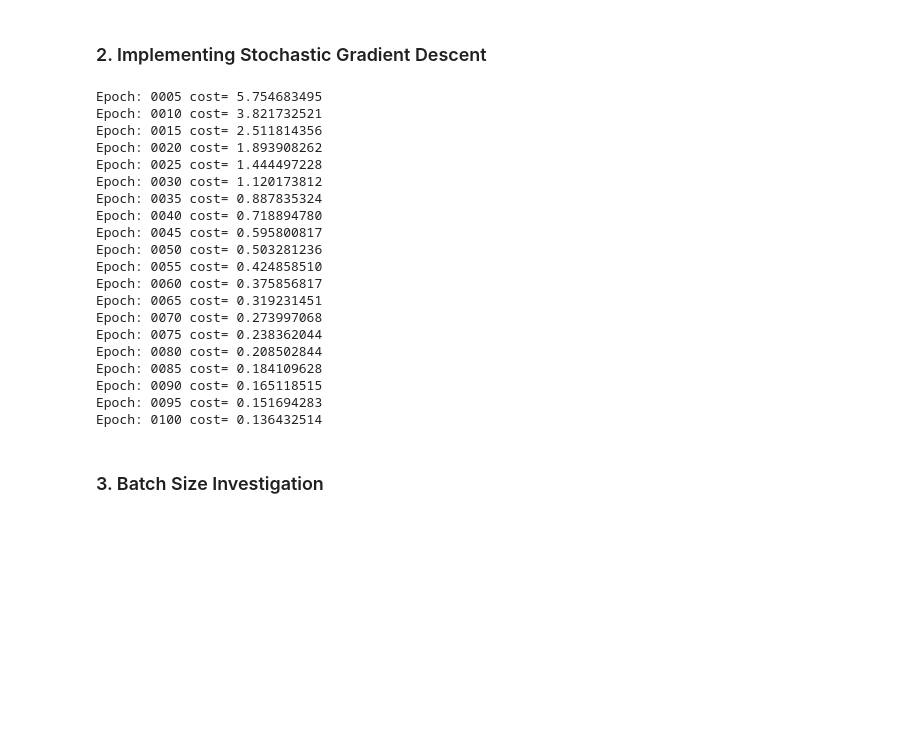
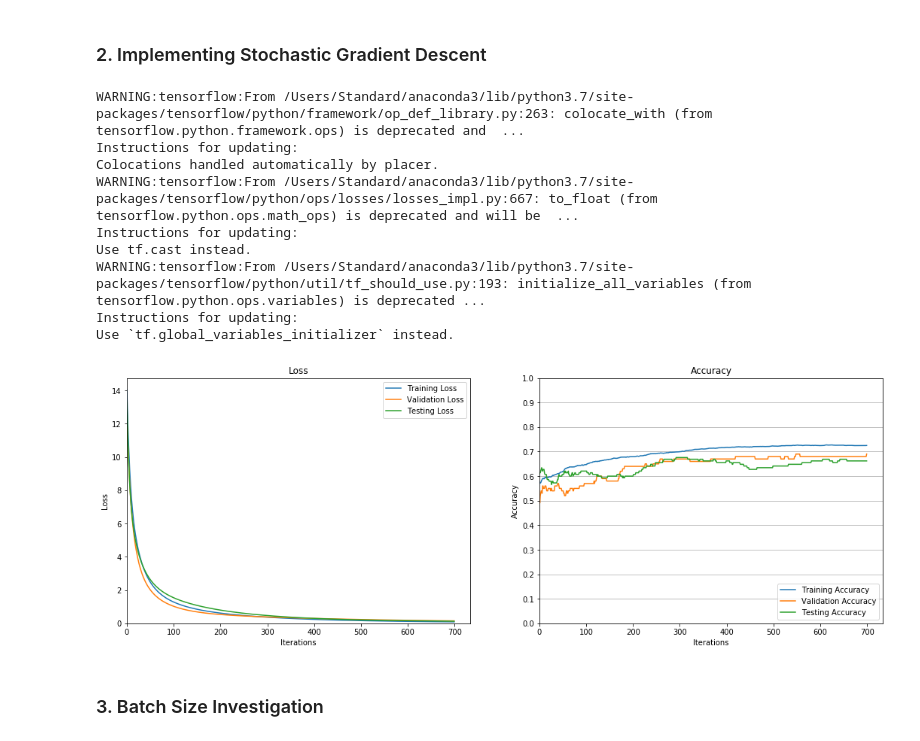
Before and after one commit to ekeilty17/ECE421-Assignments, a Jupyter notebook: A1/A1 WriteUp.ipynb, the cells around one changed output. Cells and saved outputs as stored; diff of their text form; code cells hidden in the pictures; blank space fills up the shorter version.

Commit message:
All graphs

```diff
--- a/A1/A1 WriteUp.ipynb
+++ b/A1/A1 WriteUp.ipynb
@@ -457,12 +516,20 @@ plt.show()
 ## 3.1 SGD
 ### 1. Building the Computational Graph
 # %%
-def buildGraph(beta1=None, beta2=None, epsilon=None, alpha=0.001, loss="MSE", seed=421, regulizer=5):
+def buildGraph(alpha, reg=0, beta1=None, beta2=None, epsilon=None, loss="MSE", seed=None):
+
+    kwargs = {}
+    if beta1 != None:
+        kwargs["beta1"] = beta1
+    if beta2 != None:
+        kwargs["beta2"] = beta2
+    if epsilon != None:
+        kwargs["epsilon"] = epsilon
+
     # Initialize weight and bias tensors
     tf.set_random_seed(seed)
     tf.compat.v1.set_random_seed(seed)
     tf.compat.v1.disable_eager_execution()
-
 
     # Getting small random initial values for weights and bias
     w = tf.truncated_normal([d, 1], stddev=0.5)
@@ -475,68 +542,27 @@ def buildGraph(beta1=None, beta2=None, epsilon=None, alpha=0.001, loss="MSE", se
     # tensorflow objects for data
     X = tf.placeholder(tf.float32, (None, d))
     y = tf.placeholder(tf.float32, (None, 1))
-    reg = regulizer
 
     y_pred = None
-    loss_tensor = None
+    cost = None
     if loss == "MSE":
         y_pred = tf.matmul(X, w) + b
-        loss_tensor = tf.losses.mean_squared_error(y, y_pred) + reg * tf.matmul(w, t)
+        cost = tf.losses.mean_squared_error(y, y_pred) + reg * tf.norm(w)**2
     elif loss == "CE":
         y_pred = tf.sigmoid(tf.matmul(X, w) + b)
-        loss_tensor = tf.losses.sigmoid_cross_entropy(y, y_pred)
+        cost = tf.losses.sigmoid_cross_entropy(y, y_pred)
     else:
         raise ValueError("Variable 'lossType' must be either 'MSE' or 'CE'.")
 
-    opt = tf.train.AdamOptimizer(learning_rate=alpha, beta1=beta1, beta2=beta2, epsilon=epsilon)
-    opt_op = opt.minimize(loss_tensor)
+    opt = tf.train.AdamOptimizer(learning_rate=alpha, **kwargs)
+    opt_op = opt.minimize(cost)
 
-    return w, b, reg, X, y, y_pred, loss_tensor, opt_op
+    return w, b, X, y, y_pred, cost, opt_op
 
 # test call to see output
 # buildGraph(trainData, trainTarget, beta1=0.95, beta2=0.99, epsilon=10^-5, alpha=0.001)
 # %% [markdown]
 ### 2. Implementing Stochastic Gradient Descent
-# %%
-epochs = 100
-display_step = 5
-
-w, b, reg, data, labels, pred_labels, loss_tensor, opt_op = buildGraph(beta1=0.95, beta2=0.99, epsilon=1e-4, alpha=0.01, loss="MSE")
-X = trainData.reshape(trainData.shape[0], -1)
-Y = trainTarget
-batch_iter = BatchLoader((X, Y), batch_size=500, randomize=False)
-
-init = tf.initialize_all_variables()
-with tf.Session() as sess:
-    sess.run(init)
-    for epoch in range(epochs):
-        for x, y in batch_iter:
-            sess.run(opt_op, feed_dict={data: x, labels: y})
-
-        if (epoch+1) % display_step == 0:
-            c = sess.run(loss_tensor, feed_dict={data: x, labels: y})
-            print("Epoch:", '%04d' % (epoch+1), "cost=", "{:.9f}".format(c))
-# %% [output]
-Epoch: 0005 cost= 5.754683495
-Epoch: 0010 cost= 3.821732521
-Epoch: 0015 cost= 2.511814356
-Epoch: 0020 cost= 1.893908262
-Epoch: 0025 cost= 1.444497228
-Epoch: 0030 cost= 1.120173812
-Epoch: 0035 cost= 0.887835324
-Epoch: 0040 cost= 0.718894780
-Epoch: 0045 cost= 0.595800817
-Epoch: 0050 cost= 0.503281236
-Epoch: 0055 cost= 0.424858510
-Epoch: 0060 cost= 0.375856817
-Epoch: 0065 cost= 0.319231451
-Epoch: 0070 cost= 0.273997068
-Epoch: 0075 cost= 0.238362044
-Epoch: 0080 cost= 0.208502844
-Epoch: 0085 cost= 0.184109628
-Epoch: 0090 cost= 0.165118515
-Epoch: 0095 cost= 0.151694283
-Epoch: 0100 cost= 0.136432514
 # %%
 class BatchLoader(object):
 
@@ -642,26 +675,36 @@ def SGD(X, y, alpha, epochs, reg, error_tol=1e-7, lossType="CE",
 # %%
 # Implement the SGD algorithm for a minibatch size of 500
 # optimizing over 700 epochs, minimizing the MSE (you will repeat this for the CE later).
 # Calculate the total number of batches required by dividing the number
 # of training instances by the minibatch size. After each epoch you will need to reshuffle the
 # training data and start sampling from the beginning again. Initially, set \lambda = 0 and continue
 # to use the same \alpha value (i.e. 0.001). After each epoch, store the training, validation and test
 # losses and accuracies. Use these to plot the loss and accuracy curves.
 
-w, b = get_random_parameters()
 w, b, *statistics = SGD(trainData, trainTarget,
                         alpha=0.001,
                         epochs=700,
                         reg=0,
                         lossType='MSE',
                         batch_size=500,
                         **VTDatasets)
 train_loss, train_acc, valid_loss, valid_acc, test_loss, test_acc = statistics
 
 fig, ax = plt.subplots(1, 2, figsize=(18, 6))
 plot_loss(np.arange(0, len(train_loss), 1), train_loss, valid_loss, test_loss, ax=ax[0])
 plot_accuracy(np.arange(0, len(train_loss), 1), train_acc, valid_acc, test_acc, ax=ax[1])
 plt.show()
+# %% [output]
+WARNING:tensorflow:From /Users/Standard/anaconda3/lib/python3.7/site-packages/tensorflow/python/framework/op_def_library.py:263: colocate_with (from tensorflow.python.framework.ops) is deprecated and  ...
+Instructions for updating:
+Colocations handled automatically by placer.
+WARNING:tensorflow:From /Users/Standard/anaconda3/lib/python3.7/site-packages/tensorflow/python/ops/losses/losses_impl.py:667: to_float (from tensorflow.python.ops.math_ops) is deprecated and will be  ...
+Instructions for updating:
+Use tf.cast instead.
+WARNING:tensorflow:From /Users/Standard/anaconda3/lib/python3.7/site-packages/tensorflow/python/util/tf_should_use.py:193: initialize_all_variables (from tensorflow.python.ops.variables) is deprecated ...
+Instructions for updating:
+Use `tf.global_variables_initializer` instead.
+[figure, added]
 # %% [markdown]
 ### 3. Batch Size Investigation
 # %%
```
Also changed, not shown: parts of 12 cells of this notebook.
